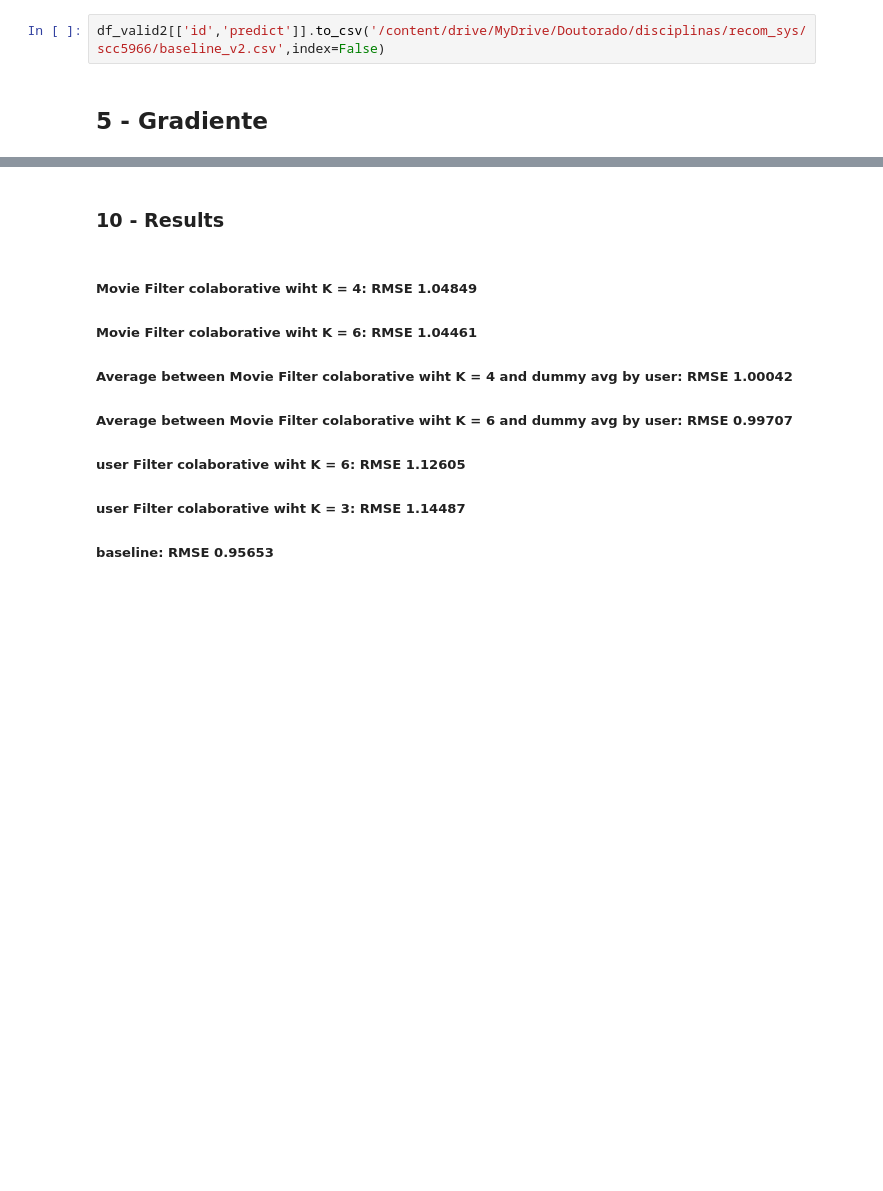
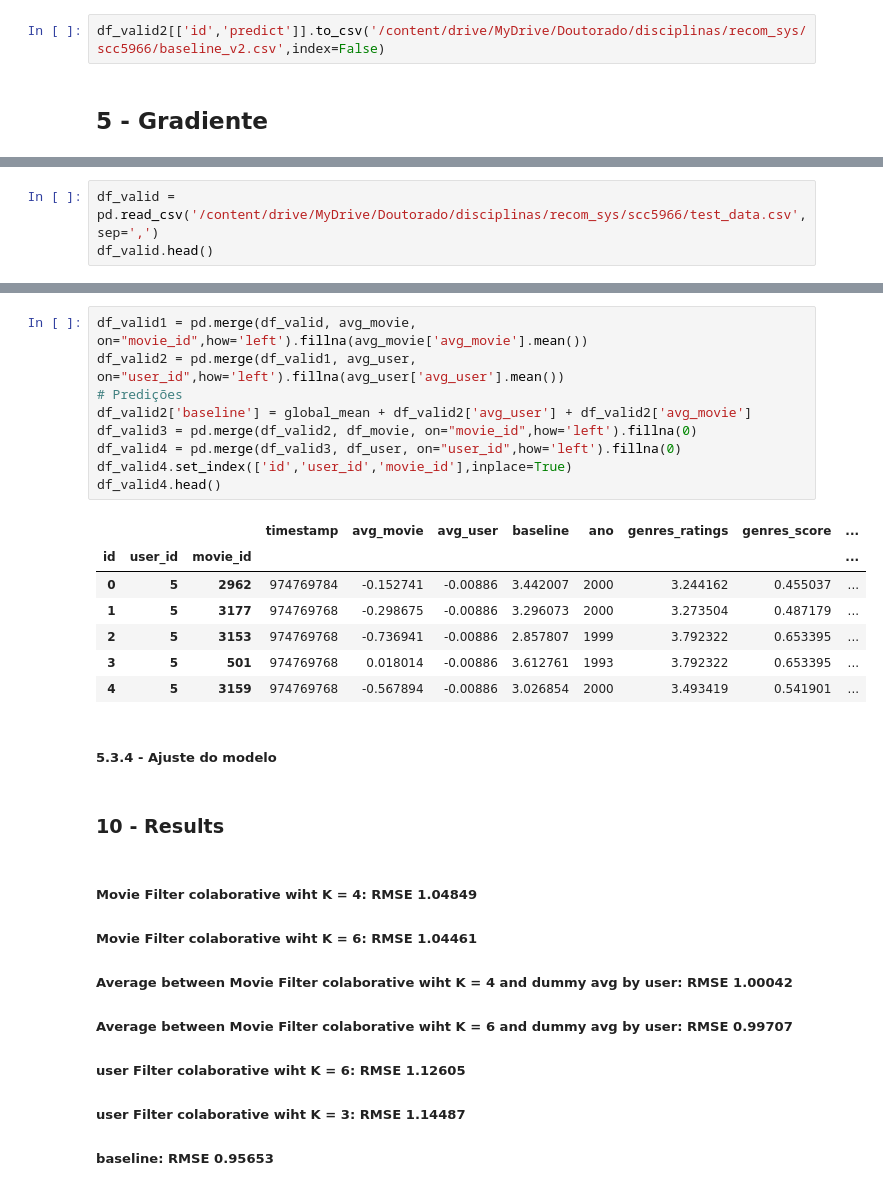
Before and after one commit to rodolfoarruda/MachineLearning, a Jupyter notebook: recom_sys_v2.ipynb, the cells around one changed output, grey strips where cells are left out. Drawn from its saved outputs; the diff is of its cells as text; blank space fills up the shorter version.

```diff
--- a/recom_sys_v2.ipynb
+++ b/recom_sys_v2.ipynb
@@ -785,0 +917,3 @@ df_valid2[['id','predict']].to_csv('/content/drive/MyDrive/Doutorado/disciplinas
+# %%
+df_valid = pd.read_csv('/content/drive/MyDrive/Doutorado/disciplinas/recom_sys/scc5966/test_data.csv',sep=',')
+df_valid.head()
@@ -786,3 +927,22 @@ df_valid2[['id','predict']].to_csv('/content/drive/MyDrive/Doutorado/disciplinas
+# %%
+df_valid1 = pd.merge(df_valid, avg_movie, on="movie_id",how='left').fillna(avg_movie['avg_movie'].mean())
+df_valid2 = pd.merge(df_valid1, avg_user, on="user_id",how='left').fillna(avg_user['avg_user'].mean())
+# Predições
+df_valid2['baseline'] = global_mean + df_valid2['avg_user'] + df_valid2['avg_movie']
+df_valid3 = pd.merge(df_valid2, df_movie, on="movie_id",how='left').fillna(0)
+df_valid4 = pd.merge(df_valid3, df_user, on="user_id",how='left').fillna(0)
+df_valid4.set_index(['id','user_id','movie_id'],inplace=True)
+df_valid4.head()
+# %% [output]
+|  |  |  | timestamp | avg_movie | avg_user | baseline | ano | genres_ratings | genres_score | ... |
+| id | user_id | movie_id |  |  |  |  |  |  |  | ... |
+| 0 | 5 | 2962 | 974769784 | -0.152741 | -0.00886 | 3.442007 | 2000 | 3.244162 | 0.455037 | ... |
+| 1 | 5 | 3177 | 974769768 | -0.298675 | -0.00886 | 3.296073 | 2000 | 3.273504 | 0.487179 | ... |
+| 2 | 5 | 3153 | 974769768 | -0.736941 | -0.00886 | 2.857807 | 1999 | 3.792322 | 0.653395 | ... |
+| 3 | 5 | 501 | 974769768 | 0.018014 | -0.00886 | 3.612761 | 1993 | 3.792322 | 0.653395 | ... |
+| 4 | 5 | 3159 | 974769768 | -0.567894 | -0.00886 | 3.026854 | 2000 | 3.493419 | 0.541901 | ... |
+# %% [markdown]
+##### **5.3.4 - Ajuste do modelo**
 # %% [markdown]
 ### **10 - Results**
 # %% [markdown]
```
Also changed, not shown: parts of 22 cells of this notebook.
